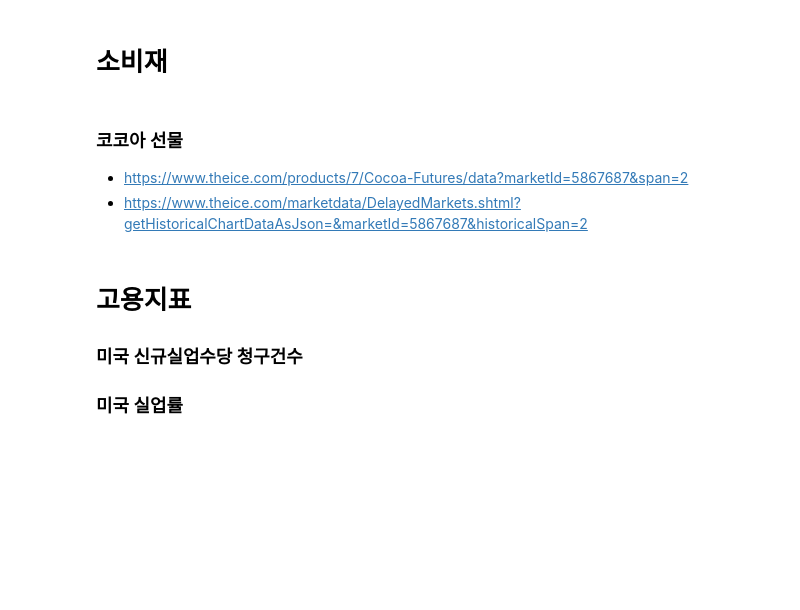
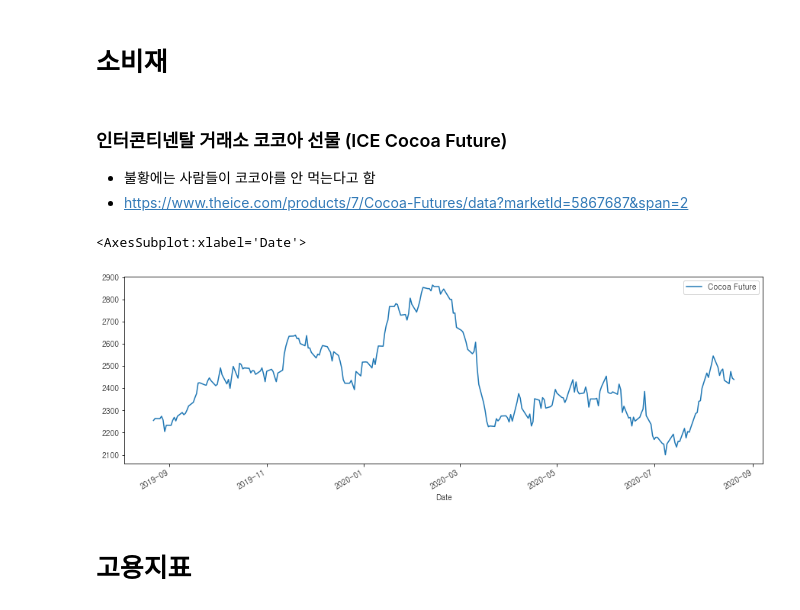
Before and after one commit to reddiana/blog, a Jupyter notebook: _notebooks/2020-08-19-Economic_indicators.ipynb, the cells around one changed output. Drawn from its saved outputs; the diff is of its cells as text; code cells hidden in the pictures; blank space fills up the shorter version.

```diff
--- a/_notebooks/2020-08-19-Economic_indicators.ipynb
+++ b/_notebooks/2020-08-19-Economic_indicators.ipynb
@@ -60,10 +61,6 @@ p.legend(loc='lower left')
 # %% [markdown]
 # 소비재
 # %% [markdown]
-### 코코아 선물
+### 인터콘티넨탈 거래소 코코아 선물 (ICE Cocoa Future)
+- 불황에는 사람들이 코코아를 안 먹는다고 함
 - https://www.theice.com/products/7/Cocoa-Futures/data?marketId=5867687&span=2
-- https://www.theice.com/marketdata/DelayedMarkets.shtml?getHistoricalChartDataAsJson=&marketId=5867687&historicalSpan=2
-# %% [markdown]
-# 고용지표
-### 미국 신규실업수당 청구건수
-### 미국 실업률
@@ -69,0 +71,13 @@ p.legend(loc='lower left')
+# %%
+resp = requests.get('https://www.theice.com/marketdata/DelayedMarkets.shtml?getHistoricalChartDataAsJson=&marketId=5867687&historicalSpan=2')
+json_data = json.loads(resp.text)
+bars = json_data['bars']
+
+df = pd.DataFrame(bars, columns = ['Date', 'Cocoa Future']).set_index('Date')
+df.index = pd.to_datetime(df.index)
+df.plot()
+# %% [output]
+<AxesSubplot:xlabel='Date'>
+[figure, added]
+# %% [markdown]
+# 고용지표
```
Also changed, not shown: parts of 8 cells of this notebook.
